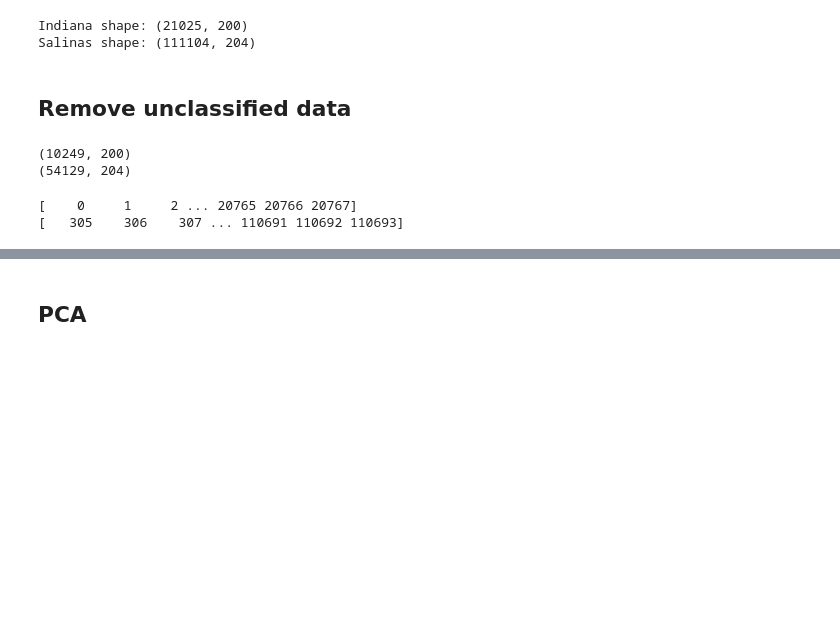
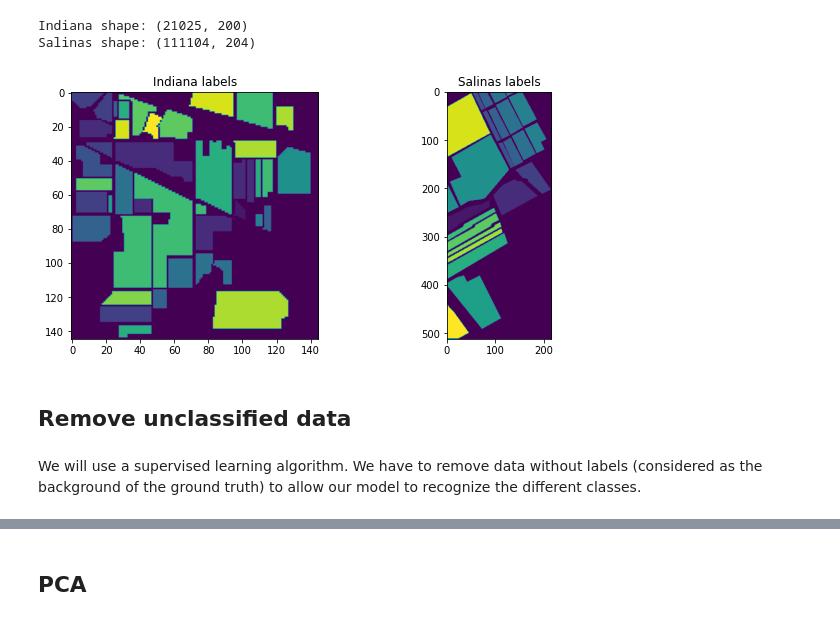
Before and after one commit to SabineHU/projet-IML, a Jupyter notebook: src/supervised_OnevOne_SVC.ipynb, the cells around one changed output, grey strips where cells are left out. Cells and saved outputs as stored; diff of their text form; code cells hidden in the pictures; blank space fills up the shorter version.

```diff
--- a/src/supervised_OnevOne_SVC.ipynb
+++ b/src/supervised_OnevOne_SVC.ipynb
@@ -40,20 +44,15 @@ n_cluster_salinas = len(np.unique(salinas_labels)) - 1
+# %%
+# Display ground truth for each image
+plot_two_figures(indiana_labels, salinas_labels, title_fig1='Indiana labels', title_fig2='Salinas labels')
+# %% [output]
+[figure, added]
 # %% [markdown]
 ## Remove unclassified data
+# %% [markdown]
+We will use a supervised learning algorithm. We have to remove data without labels (considered as the background of the ground truth) to allow our model to recognize the different classes.
 # %%
 X_indiana, X_indiana_idx = remove_unclassified_input(X_indiana, indiana_labels)
 X_salinas, X_salinas_idx = remove_unclassified_input(X_salinas, salinas_labels)
-# %%
-print(X_indiana.shape)
-print(X_salinas.shape)
-# %% [output]
-(10249, 200)
-(54129, 204)
-# %%
-print(X_indiana_idx)
-print(X_salinas_idx)
-# %% [output]
-[    0     1     2 ... 20765 20766 20767]
-[   305    306    307 ... 110691 110692 110693]
 # %%
 indiana_labels, _ = remove_unclassified_input(indiana_labels.flatten(), indiana_labels)
 salinas_labels, _ = remove_unclassified_input(salinas_labels.flatten(), salinas_labels)
```
Also changed, not shown: parts of 73 cells of this notebook, 3 other files.
